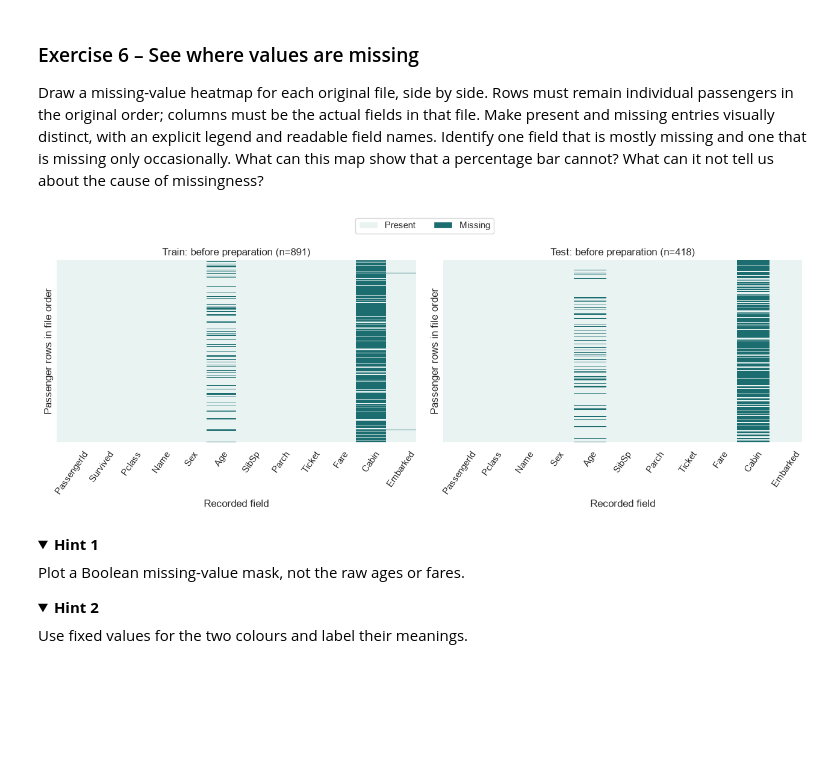
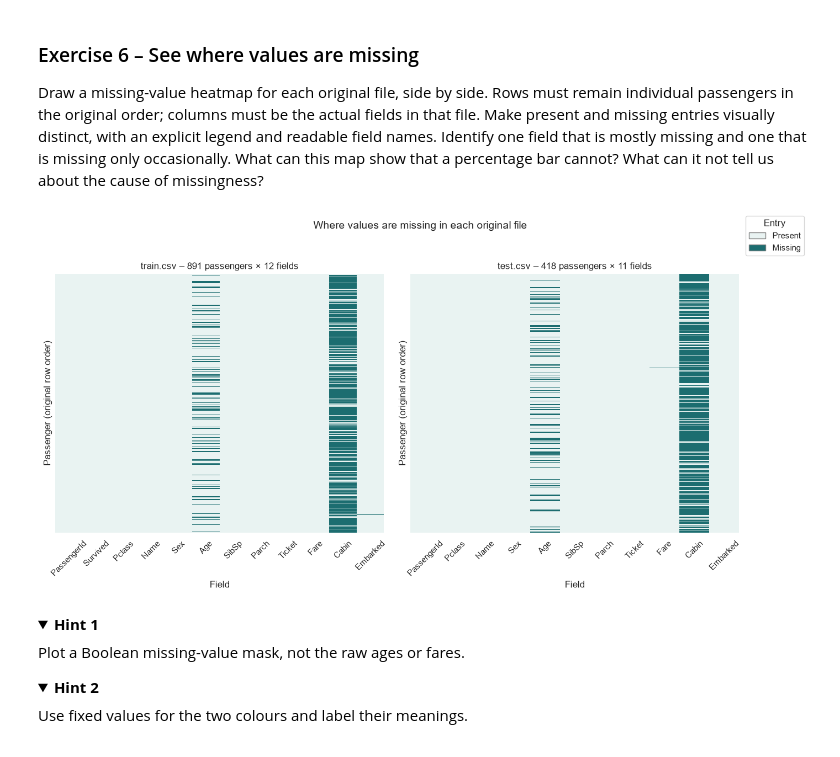
Before and after one commit to OrangeBoop/Lab02, a Jupyter notebook: Lab4/Lab4-Persky Idan 215548512 , Golan Amir 216264333.ipynb, the cells around one changed output. Drawn from its saved outputs; the diff is of its cells as text; code cells hidden in the pictures; folded sections open; blank space fills up the shorter version.

```diff
--- a/Lab4/Lab4-Persky Idan 215548512 , Golan Amir 216264333.ipynb
+++ b/Lab4/Lab4-Persky Idan 215548512 , Golan Amir 216264333.ipynb
@@ -303,4 +346,8 @@ fractions by class in train. Explain why a missing percentage alone does not
 justify an imputation method. The function should also return zero percentages
 for an empty input while retaining its supplied column names.
 # %%
-# Write your code here
+def missing_percentage(frame)->pd.DataFrame:
+    percent = (((frame.isna().sum() / len(frame)) * 100).round(2))
+    missing = frame.isna().sum()
+    table = pd.DataFrame({'percent':percent,'missing':missing}, index=frame.columns)
+    return table.sort_values(by="percent", ascending=False)
@@ -393,9 +489,31 @@ an explicit legend and readable field names. Identify one field that is mostly
 missing and one that is missing only occasionally. What can this map show that
 a percentage bar cannot? What can it not tell us about the cause of missingness?
 # %%
-# Write your code here
+files = {'train.csv': train_raw, 'test.csv': test_raw}
+
+fig, axes = plt.subplots(1, 2, figsize=(14, 7))
+
+for ax, (name, frame) in zip(axes, files.items()):
+    mask = frame.isna().astype(int)          # 1 = missing, 0 = present; original row order
+    sns.heatmap(
+        mask, ax=ax, cmap=missing_palette, vmin=0, vmax=1,
+        cbar=False, yticklabels=False
+    )
+    ax.set_title(f"{name} – {len(frame)} passengers × {frame.shape[1]} fields")
+    ax.set_xlabel('Field')
+    ax.set_ylabel('Passenger (original row order)')
+    ax.tick_params(axis='x', rotation=45)
+
+legend_handles = [
+    Patch(facecolor=missing_palette[0], edgecolor='grey', label='Present'),
+    Patch(facecolor=missing_palette[1], edgecolor='grey', label='Missing'),
+]
+fig.legend(handles=legend_handles, loc='upper right', title='Entry')
+fig.suptitle('Where values are missing in each original file', fontsize=14)
+plt.tight_layout(rect=[0, 0, 0.93, 0.95])
+plt.show()
 # %% [output]
-[figure, old version]
+[figure, new version]
 # %% [markdown]
 <details><summary><b>Hint 1</b></summary>
 
```
Also changed, not shown: parts of 38 cells of this notebook, 1 other file.
